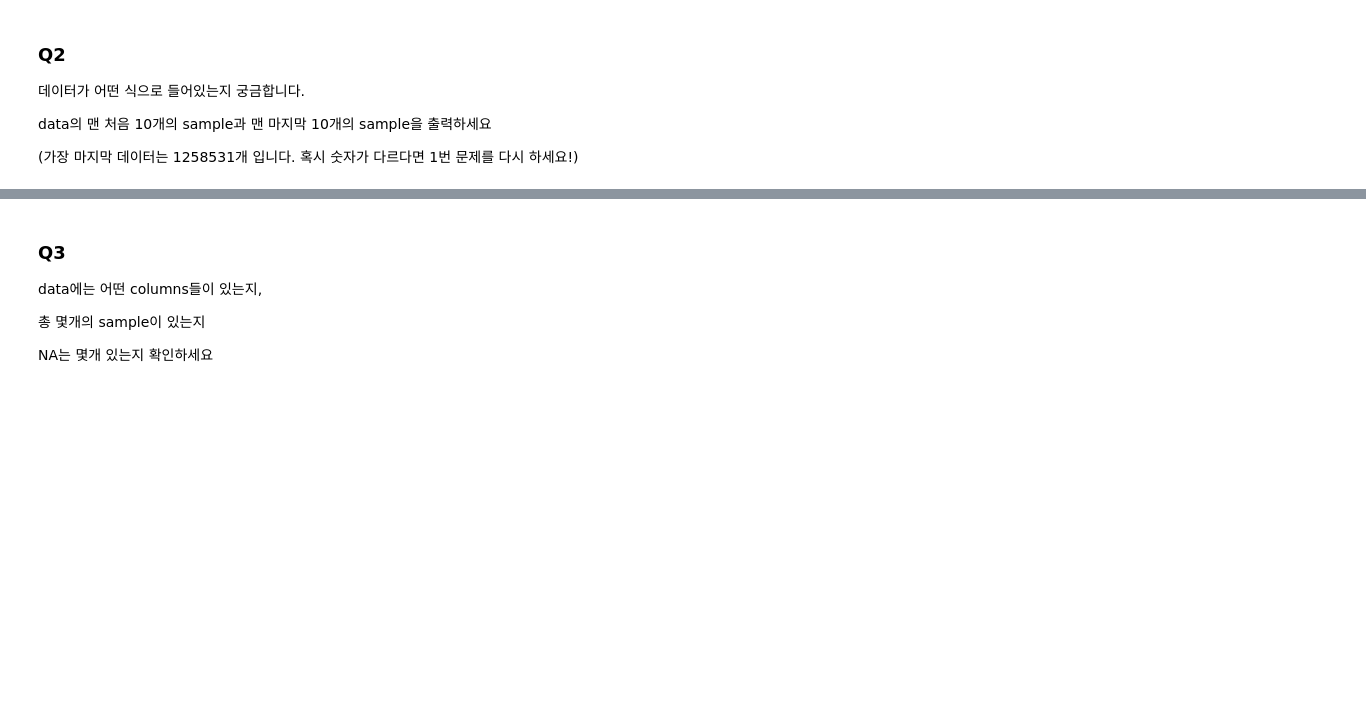
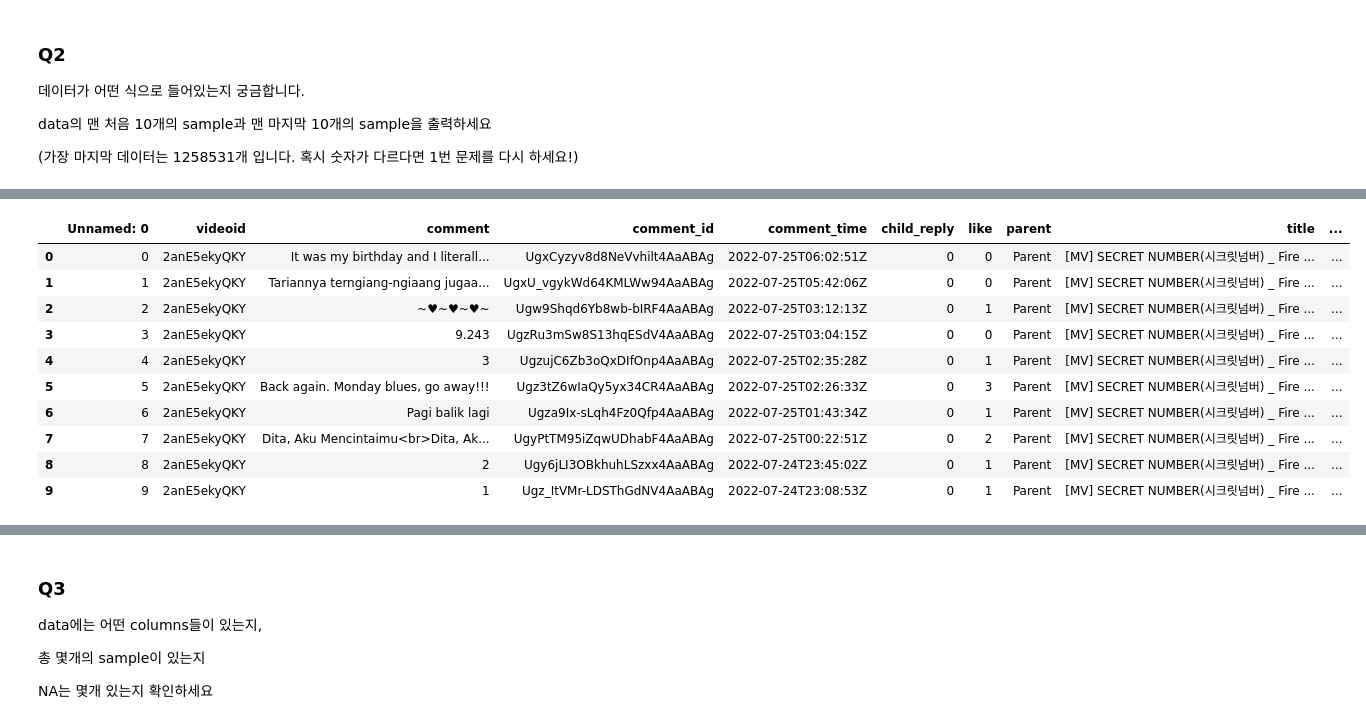
Before and after one commit to gyurihan/python_study, a Jupyter notebook: practice/Python_Quiz.ipynb, the cells around one changed output, grey strips where cells are left out. Saved outputs shown, nothing was run; the diff lists cells and outputs as text; code cells hidden in the pictures; blank space fills up the shorter version.

```diff
--- a/practice/Python_Quiz.ipynb
+++ b/practice/Python_Quiz.ipynb
@@ -20,3 +18,5 @@ data =
+# %%
+data = pd.read_csv("../data/YouTubeComments.csv",lineterminator="\n")
 # %% [markdown]
 ### Q2
 데이터가 어떤 식으로 들어있는지 궁금합니다.
@@ -42,0 +27,14 @@ data의 맨 처음 10개의 sample과 맨 마지막 10개의 sample을 출력하
+# %%
+data.head(10)
+# %% [output]
+|  | Unnamed: 0 | videoid | comment | comment_id | comment_time | child_reply | like | parent | title | ... |
+| 0 | 0 | 2anE5ekyQKY | It was my birthday and I literall... | UgxCyzyv8d8NeVvhilt4AaABAg | 2022-07-25T06:02:51Z | 0 | 0 | Parent | [MV] SECRET NUMBER(시크릿넘버) _ Fire ... | ... |
+| 1 | 1 | 2anE5ekyQKY | Tariannya terngiang-ngiaang jugaa... | UgxU_vgykWd64KMLWw94AaABAg | 2022-07-25T05:42:06Z | 0 | 0 | Parent | [MV] SECRET NUMBER(시크릿넘버) _ Fire ... | ... |
+| 2 | 2 | 2anE5ekyQKY | ~♥~♥~♥~ | Ugw9Shqd6Yb8wb-bIRF4AaABAg | 2022-07-25T03:12:13Z | 0 | 1 | Parent | [MV] SECRET NUMBER(시크릿넘버) _ Fire ... | ... |
+| 3 | 3 | 2anE5ekyQKY | 9.243 | UgzRu3mSw8S13hqESdV4AaABAg | 2022-07-25T03:04:15Z | 0 | 0 | Parent | [MV] SECRET NUMBER(시크릿넘버) _ Fire ... | ... |
+| 4 | 4 | 2anE5ekyQKY | 3 | UgzujC6Zb3oQxDIfOnp4AaABAg | 2022-07-25T02:35:28Z | 0 | 1 | Parent | [MV] SECRET NUMBER(시크릿넘버) _ Fire ... | ... |
+| 5 | 5 | 2anE5ekyQKY | Back again. Monday blues, go away!!! | Ugz3tZ6wIaQy5yx34CR4AaABAg | 2022-07-25T02:26:33Z | 0 | 3 | Parent | [MV] SECRET NUMBER(시크릿넘버) _ Fire ... | ... |
+| 6 | 6 | 2anE5ekyQKY | Pagi balik lagi | Ugza9Ix-sLqh4Fz0Qfp4AaABAg | 2022-07-25T01:43:34Z | 0 | 1 | Parent | [MV] SECRET NUMBER(시크릿넘버) _ Fire ... | ... |
+| 7 | 7 | 2anE5ekyQKY | Dita, Aku Mencintaimu<br>Dita, Ak... | UgyPtTM95iZqwUDhabF4AaABAg | 2022-07-25T00:22:51Z | 0 | 2 | Parent | [MV] SECRET NUMBER(시크릿넘버) _ Fire ... | ... |
+| 8 | 8 | 2anE5ekyQKY | 2 | Ugy6jLI3OBkhuhLSzxx4AaABAg | 2022-07-24T23:45:02Z | 0 | 1 | Parent | [MV] SECRET NUMBER(시크릿넘버) _ Fire ... | ... |
+| 9 | 9 | 2anE5ekyQKY | 1 | Ugz_ItVMr-LDSThGdNV4AaABAg | 2022-07-24T23:08:53Z | 0 | 1 | Parent | [MV] SECRET NUMBER(시크릿넘버) _ Fire ... | ... |
```
Also changed, not shown: parts of 38 cells of this notebook.
